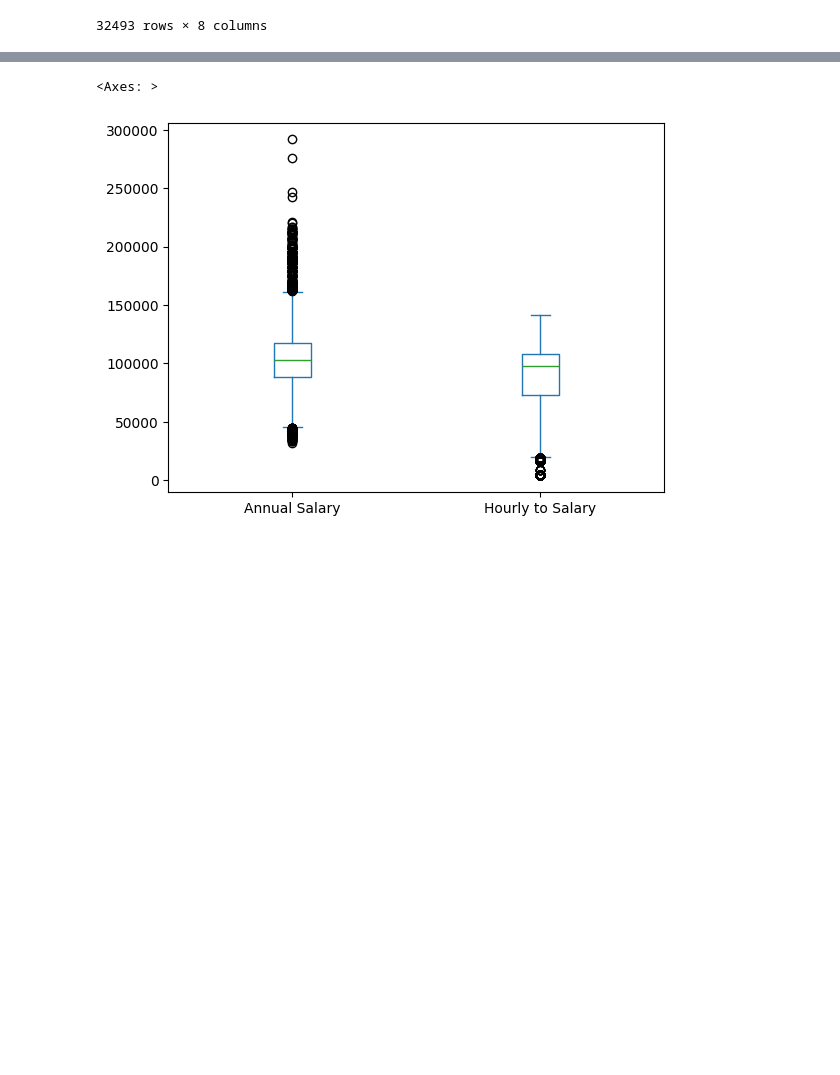
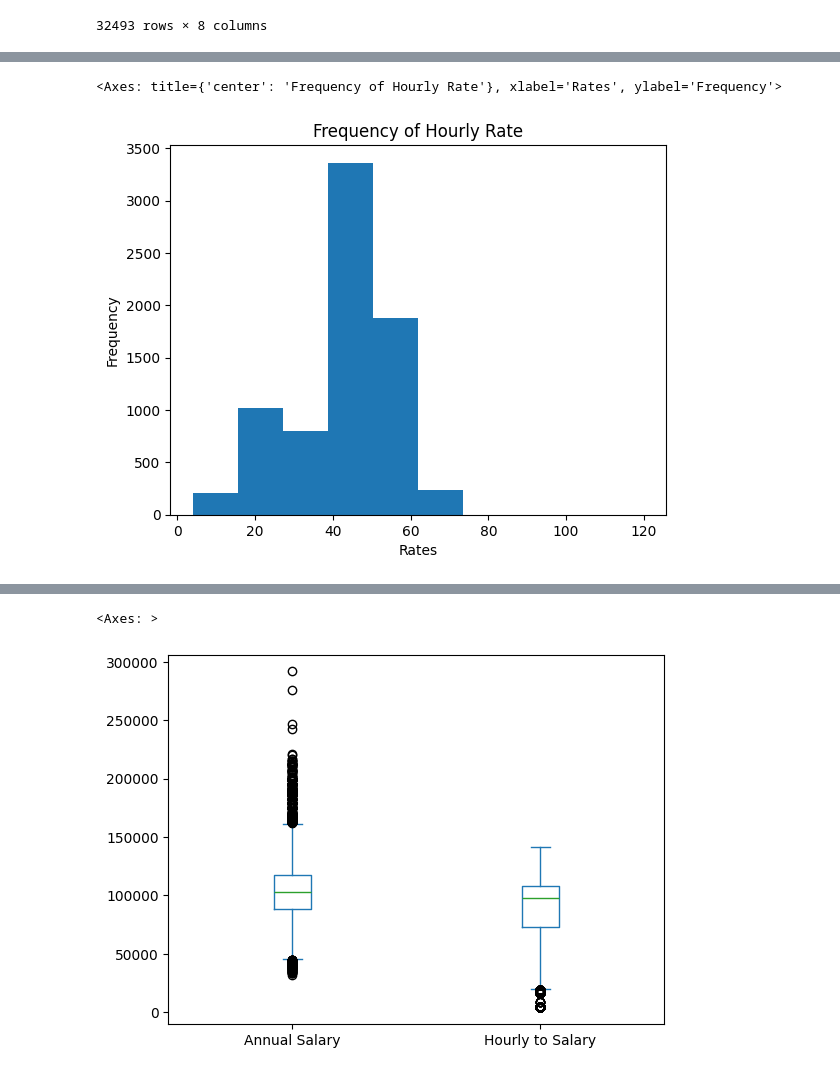
Before and after one commit to DhavalS1/Economic-Analayis-of-Employment-in-Chicago, a Jupyter notebook: Economic Analayis of Employment in Chicago.ipynb, the cells around one changed output, grey strips where cells are left out. Drawn from its saved outputs; the diff is of its cells as text; code cells hidden in the pictures; blank space fills up the shorter version.

```diff
--- a/Economic Analayis of Employment in Chicago.ipynb
+++ b/Economic Analayis of Employment in Chicago.ipynb
@@ -32,0 +83,5 @@ Comparing Salary to Hourly via boxplots
+# %%
+df["Hourly Rate"].plot.hist(title = "Frequency of Hourly Rate", xlabel="Rates")
+# %% [output]
+<Axes: title={'center': 'Frequency of Hourly Rate'}, xlabel='Rates', ylabel='Frequency'>
+[figure, added]
```
Also changed, not shown: parts of 38 cells of this notebook.
